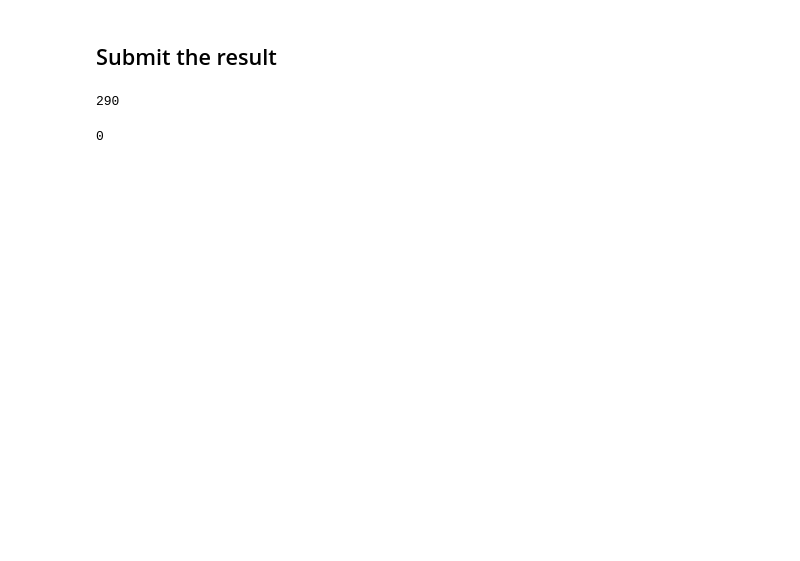
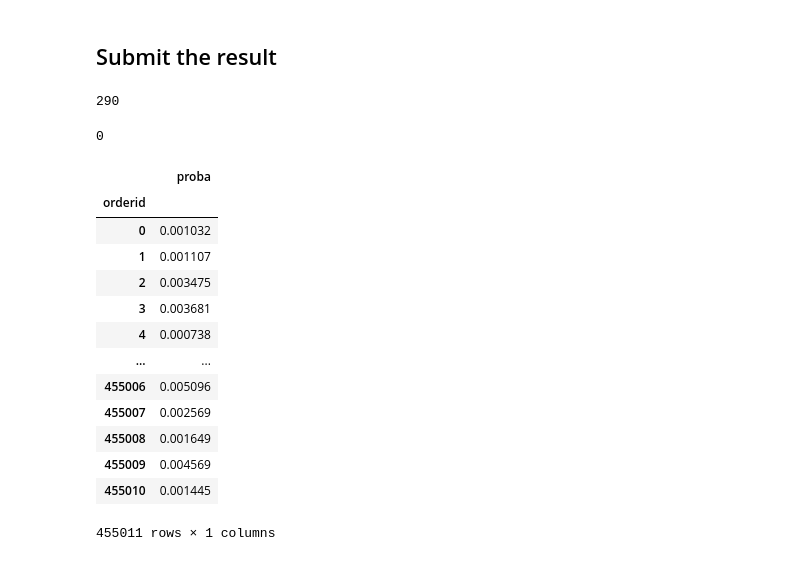
Before and after one commit to andygoosh/OneTwoTrip-Contest, a Jupyter notebook: workinprogress.ipynb, the cells around one changed output. Cells and saved outputs as stored; diff of their text form; code cells hidden in the pictures; blank space fills up the shorter version.

```diff
--- a/workinprogress.ipynb
+++ b/workinprogress.ipynb
@@ -254,7 +203,24 @@ def mark_outliers( X, outlier_ratio=0 ):
   X.loc[outlier_index, 'otl'] = 0
   return X
 
+def add_linear(X, cols=[], sets=2):
+
+  if len(cols) == 0:
+    cols = X.columns
+
+  for i in cols:
+    for j in X.columns:
+      if i == j: break
+      X[f'{i}+{j}'] = X[i]+X[j]
+  return X
+
 def prepare_data( data ):
+  # filed4 - order count
+  # field15 - это все билеты. Эти билеты делятся на три категории.
+  # field24 - билеты взрослого человека. Их количество от 1 до 18 (есть три билета с нулем, что может быть шумом).
+  # field28 - билеты ребенка от 2 до 6 лет. В основном таких билетов нет. Максимум 16. Все логично, всегда должен быть 1 взрослый. На него уходит 2 билета (если брать максимальный случай).
+  # field9 - билеты ребенка до года. На сайте можно взять максимум 4 таких билета, на каждого из них нужен +1 взрослый.
+
   #X = add_aggregates(data.copy())
   X = data.copy()
   y = []
@@ -266,6 +232,16 @@ def prepare_data( data ):
 
   FTS = list(filter(lambda x: 'field' in x, X.columns))
   X = X[FTS]
+
+  '''
+  # add polimonial
+  X['field7_field16'] = X['field7'] * X['field16']
+  X['field16_field17'] = X['field16'] * X['field17']
+  #X['field16_field25'] = X['field16'] * X['field25']
+  X['field12_field16'] = X['field12'] * X['field16']
+  X['field7_field12'] = X['field7'] * X['field12']
+  X['field12_field25'] = X['field12'] * X['field25']
+  '''
 
   #Anti-StandardScaler для Field1 и Field14 тиснуто отсюда https://github.com/IlyaSviridov/OneTwoTrip-Contest/blob/master/EDA_fields.ipynb
   unique14 = np.unique(X['field14'])
@@ -320,10 +296,13 @@ def prepare_data( data ):
       'field2_std', 'field2_sum', 'field3_std', 'field4', 'field5_mean',
       'field6', 'field6_max', 'field6_mean', 'field6_sum', 'field7']
 
-  #col3 = ['field0', 'field6', 'field12', 'field14', 'field16', 'field25', 'field26', 'field0_max', 'field0_mean', 'field1_sum', 'field2_max', 'field3_mean', 'field5_sum', 'field6_mean', 'field7_max', 'field11_max', 'field12_max', 'field13_mean', 'field15_max', 'field16_mean', 'field19_mean', 'field21_mean', 'field27_max', 'field28_max', 'field29_max']
+  col3 = ['field0', 'field2', 'field4', 'field5', 'field6', 'field8',
+          'field9', 'field12', 'field14', 'field16', 'field18', 'field19',
+          'field21', 'field23', 'field24', 'field25', 'field26', 'field28']
+
   #X = X[col3]
-  #X = X.drop(['field5', 'field20'], axis=1) # goosh
-  # X['field16+field1'] = X['field16'] + X['field1']
+  #X = X.drop(['field5', 'field20'], axis=1)
+  #X = add_linear(X, ['field1', 'field7', 'field12', 'field14', 'field16', 'field26', 'field28'])
   X = add_linear(X)
 
   return X, y
@@ -1090,2 +1074,19 @@ pd.DataFrame(proba[:, 1], columns=['proba'], index=X_test.index.rename('orderid'
 # %% [output]
 0
+# %%
+pd.DataFrame(proba[:, 1], columns=['proba'], index=X_test.index.rename('orderid'))
+# %% [output]
+|  | proba |
+| orderid |  |
+| 0 | 0.001032 |
+| 1 | 0.001107 |
+| 2 | 0.003475 |
+| 3 | 0.003681 |
+| 4 | 0.000738 |
+| ... | ... |
+| 455006 | 0.005096 |
+| 455007 | 0.002569 |
+| 455008 | 0.001649 |
+| 455009 | 0.004569 |
+| 455010 | 0.001445 |
+455011 rows × 1 columns
```
Also changed, not shown: parts of 23 cells of this notebook.
